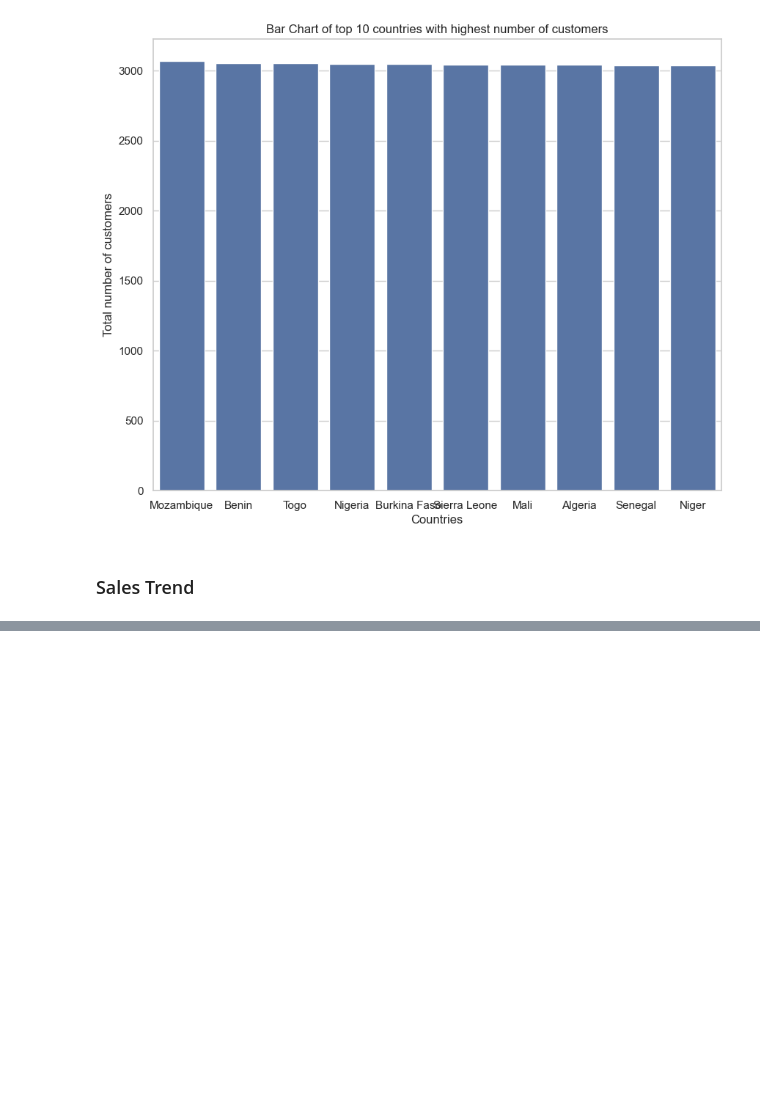
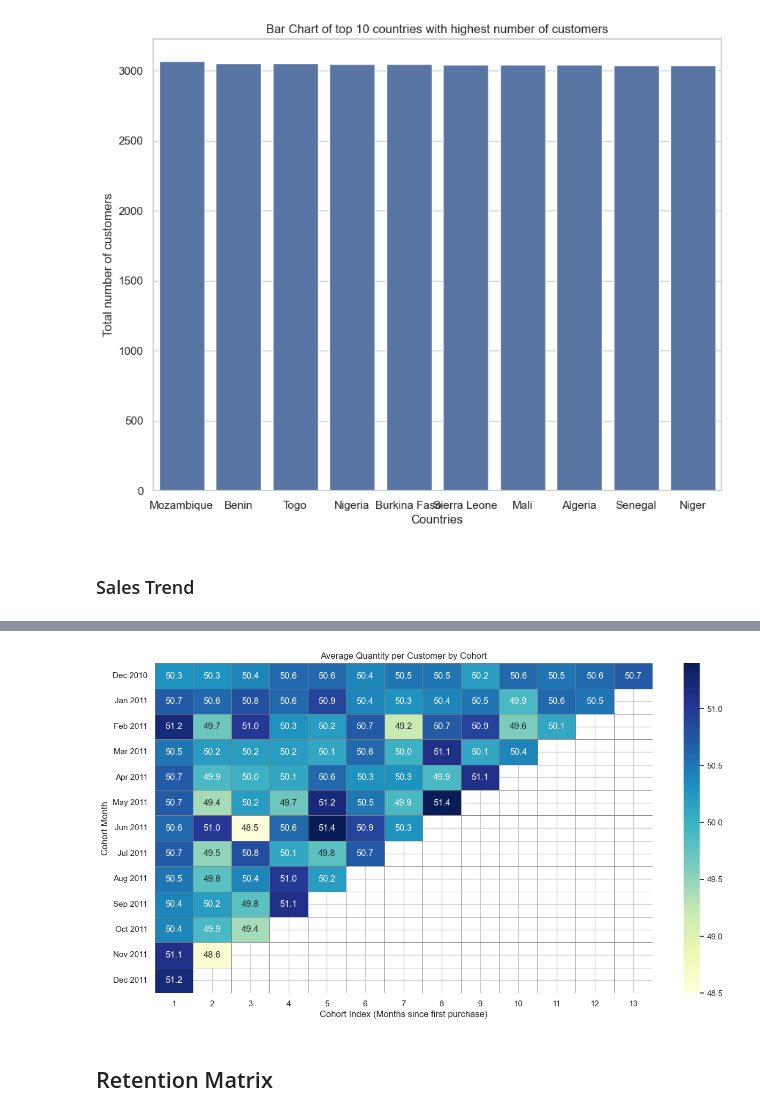
Before and after one commit to tai-dauda/Ecommerce_Cohort_Analysis, a Jupyter notebook: notebooks/Untitled.ipynb, the cells around one changed output, grey strips where cells are left out. Saved outputs shown, nothing was run; the diff lists cells and outputs as text; code cells hidden in the pictures; blank space fills up the shorter version.

```diff
--- a/notebooks/Untitled.ipynb
+++ b/notebooks/Untitled.ipynb
@@ -227,0 +559,5 @@ plt.show()
+# %%
+# Group by Cohort Date and Cohort Index, then sum the Quantity
+cohort_avg_quantity = data.groupby(['CohortDate', 'CohortIndex'])['Quantity'].mean().reset_index()
+cohort_avg_quantity['Quantity'] = cohort_avg_quantity['Quantity'].round(1)
+cohort_avg_quantity
@@ -227,0 +578,7 @@ plt.show()
+# %%
+# Pivot the data to create a table format (optional, for visualization)
+cohort_quantity_pivot = cohort_avg_quantity.pivot(index='CohortDate', columns='CohortIndex', values='Quantity')
+
+cohort_quantity_pivot.index = cohort_quantity_pivot.index.to_period('M').strftime('%b %Y')
+# Display the pivot table
+cohort_quantity_pivot
@@ -227,0 +601,20 @@ plt.show()
+# %%
+Pivot for heatmap or display
+plt.figure(figsize=(15, 8))
+sns.heatmap(
+    cohort_quantity_pivot,  # or use cohort_avg_quantity_pivot if using average
+    annot=True,
+    fmt=".1f",
+    cmap="YlGnBu",
+    linewidths=0.5,
+    linecolor='gray'
+)
+plt.title('Average Quantity per Customer by Cohort')
+plt.ylabel('Cohort Month')
+plt.xlabel('Cohort Index (Months since first purchase)')
+plt.yticks(rotation=0)
+plt.show()
+# %% [output]
+[figure, added]
+# %% [markdown]
+## Retention Matrix
```
Also changed, not shown: parts of 27 cells of this notebook.
